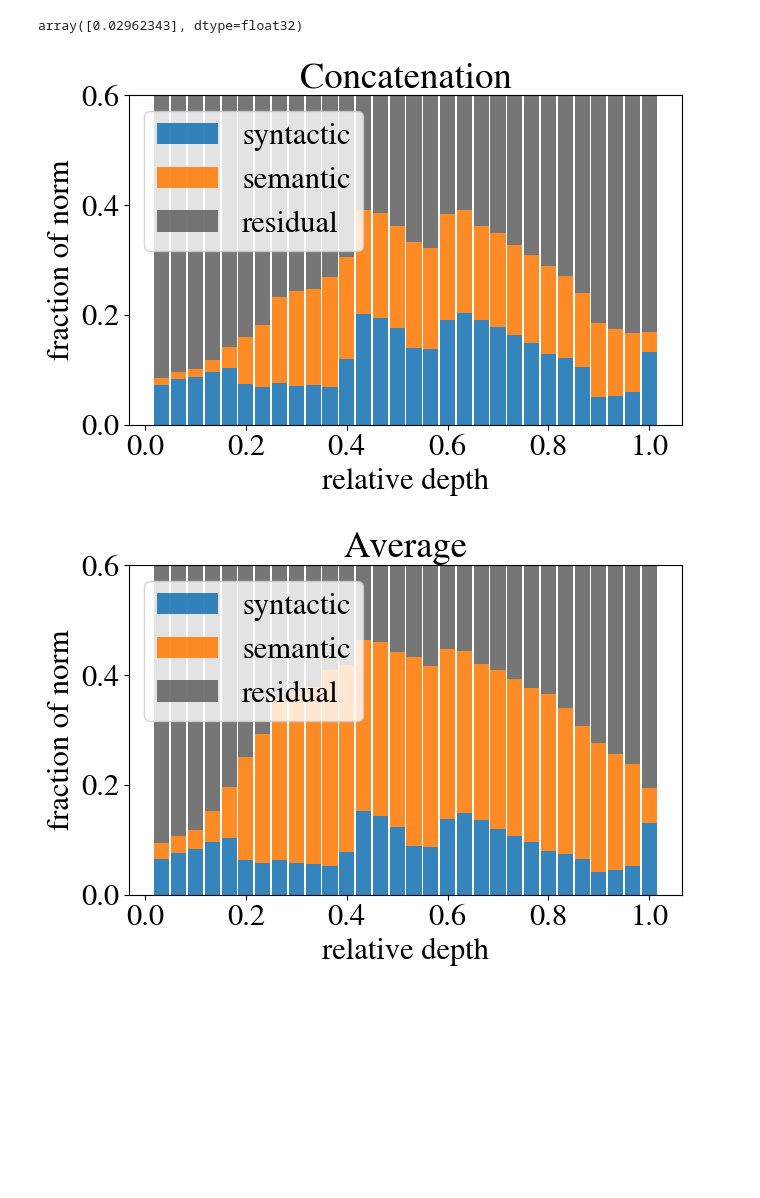
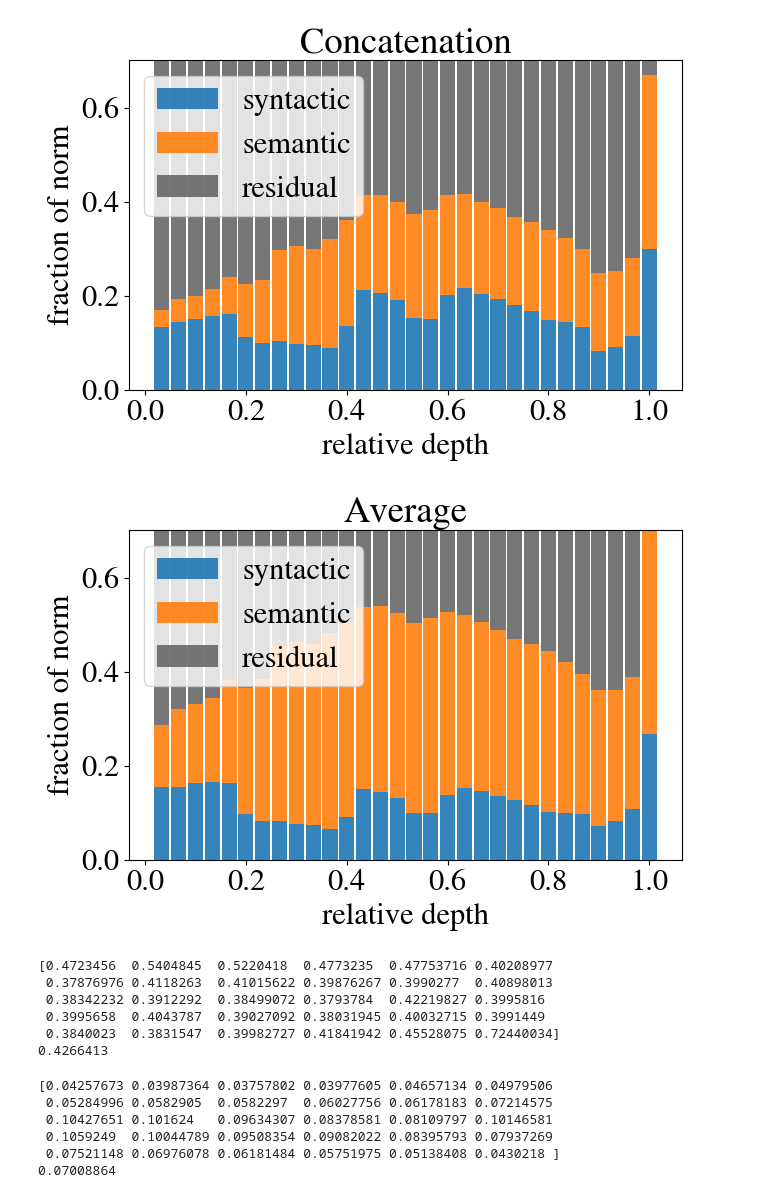
Before and after one commit to acevedo-s/syn-sem, a Jupyter notebook: norms.ipynb, the cells around one changed output. Saved outputs shown, nothing was run; the diff lists cells and outputs as text; code cells hidden in the pictures; blank space fills up the shorter version.

```diff
--- a/norms.ipynb
+++ b/norms.ipynb
@@ -116,15 +116,19 @@ n_files = 21
 model_name = 'deepseek'
 precision = 32
 data_var = 'sem'
-global_center_flag = 1
+global_center_flag = 0
 min_token_length = 3
 n_tokens = min_token_length
 
-for avg_tokens in [1]:
+if model_name != 'gemma12b':
+   loading_f = collect_data
+else:
+   loading_f = collect_data_hf
+for avg_tokens in [1,0]:
 
   input_path_A = input_paths['english'][model_name]['matching']['0'][data_var]
 
-  all_activations_A = collect_data(input_path_A,
+  all_activations_A = loading_f(input_path_A,
                                   min_token_length,
                                   n_files,
                                   model_name,
@@ -133,7 +137,6 @@ for avg_tokens in [1]:
 
   layers = list(range(1, depths[model_name] + 1))
   layer_vals = reduce_list_half_preserve_extremes(layers)
-  layer_vals = [1]
 
   syn_means = []
   sem_means = []
@@ -142,7 +145,7 @@ for avg_tokens in [1]:
   cos_stds = []
 
   for layer in tqdm(layer_vals,desc='layer_vals'):
-      act_A, syn_centroids_A, sem_centroids_A, global_center_A = preprocessing_sem_data(
+      act_A, syn_centroids_A_0, sem_centroids_A, global_center_A = preprocessing_sem_data(
           model_name=model_name,
           all_activations=all_activations_A,
           layer=layer,
@@ -153,6 +156,7 @@ for avg_tokens in [1]:
           n_tokens=n_tokens,
       )
 
+      syn_centroids_A = syn_centroids_A_0
       # ### removing mutual ovelap
       syn_centroids_A = batched_remove_centroid_projections(
           syn_centroids_A,
@@ -160,7 +164,7 @@ for avg_tokens in [1]:
           sem_centroids_A
       )
 
-      cos = np.array(cosine_similarity(syn_centroids_A, sem_centroids_A))
+      cos = np.array(cosine_similarity(syn_centroids_A_0, sem_centroids_A))
       cos_means.append(cos.mean())
       cos_stds.append(cos.std())
 
@@ -206,6 +210,7 @@ for avg_tokens in [1]:
         cos_means=cos_means,
         cos_stds=cos_stds,
     )
+    print(f'results saved at {resultsfolder}')
 # %% [output]
 deepseek dtype: torch.bfloat16
 all_hidden_states["layer_0"].shape=torch.Size([2018, 7168])
@@ -213,7 +223,3 @@ importing took 0.13156253496805828 m
-# %%
-sem_means
-# %% [output]
-array([0.02962343], dtype=float32)
 # %%
 import os
 import numpy as np
@@ -222,7 +228,7 @@ model_name = 'deepseek'
 data_var = 'sem'
 avg_tokens_list = [0,1]
 min_token_length = 3
-global_center_flag = 1
+global_center_flag = 0
 
 for avg_tokens in avg_tokens_list:
     resultsfolder = makefolder(base='results/norms/syn-sem/',
@@ -248,34 +254,54 @@ for avg_tokens in avg_tokens_list:
 
     # Plot
     fig, ax = plt.subplots(figsize=(7, 5))
 
     bar_width = 0.03  # adjust for [0, 1] x-axis
     n_layers = len(rel_depths)
     x = np.linspace(1/n_layers, 1, n_layers)
 
 
     ax.bar(x, syn_means, width=bar_width, color="#1f77b4", label="syntactic", alpha=0.9)
     ax.bar(x, sem_means, width=bar_width, bottom=syn_means, color="#ff7f0e", label="semantic", alpha=0.9)
     ax.bar(x, residual_means, width=bar_width, bottom=syn_means + sem_means, color="#676767", label="residual", alpha=0.9)
 
     ax.set_xticks(np.linspace(0, 1, 6))
     ax.set_xticklabels([f"{t:.1f}" for t in np.linspace(0, 1, 6)])
     ax.set_xlabel("relative depth", fontsize=rcpsize)
     ax.set_ylabel("fraction of norm", fontsize=rcpsize)
 
     # box = ax.get_position()
     # ax.set_position([box.x0, box.y0, box.width * 0.8, box.height])
     # ax.legend(loc='center left', bbox_to_anchor=(1, 0.5))
     ax.legend(loc='upper left')
-    ax.set_ylim(0, .6)
+    ax.set_ylim(0, .7)
     title = 'Concatenation' if avg_tokens == 0 else 'Average'
     ax.set_title(title)
     plt.tight_layout()
     figs_folder = f'results/figs/norms/'
     os.makedirs(figs_folder, exist_ok=True)
     # fig.savefig(figs_folder + f'{model_name}_syn_sem_norms_avg_{avg_tokens}.pdf')
     plt.show()
 # %% [output]
-[figure, old version]
+[figure, new version]
-[figure, old version]
+[figure, new version]
+# %%
+print(cos_means)
+print(cos_means.mean())
+# %% [output]
+[0.4723456  0.5404845  0.5220418  0.4773235  0.47753716 0.40208977
+ 0.37876976 0.4118263  0.41015622 0.39876267 0.3990277  0.40898013
+ 0.38342232 0.3912292  0.38499072 0.3793784  0.42219827 0.3995816
+ 0.3995658  0.4043787  0.39027092 0.38031945 0.40032715 0.3991449
+ 0.3840023  0.3831547  0.39982727 0.41841942 0.45528075 0.72440034]
+0.4266413
+# %%
+print(cos_stds)
+print(cos_stds.mean())
+# %% [output]
+[0.04257673 0.03987364 0.03757802 0.03977605 0.04657134 0.04979506
+ 0.05284996 0.0582905  0.0582297  0.06027756 0.06178183 0.07214575
+ 0.10427651 0.101624   0.09634307 0.08378581 0.08109797 0.10146581
+ 0.1059249  0.10044789 0.09508354 0.09082022 0.08395793 0.07937269
+ 0.07521148 0.06976078 0.06181484 0.05751975 0.05138408 0.0430218 ]
+0.07008864
 # %%
```
Also changed, not shown: parts of 3 cells of this notebook, 21 other files.
